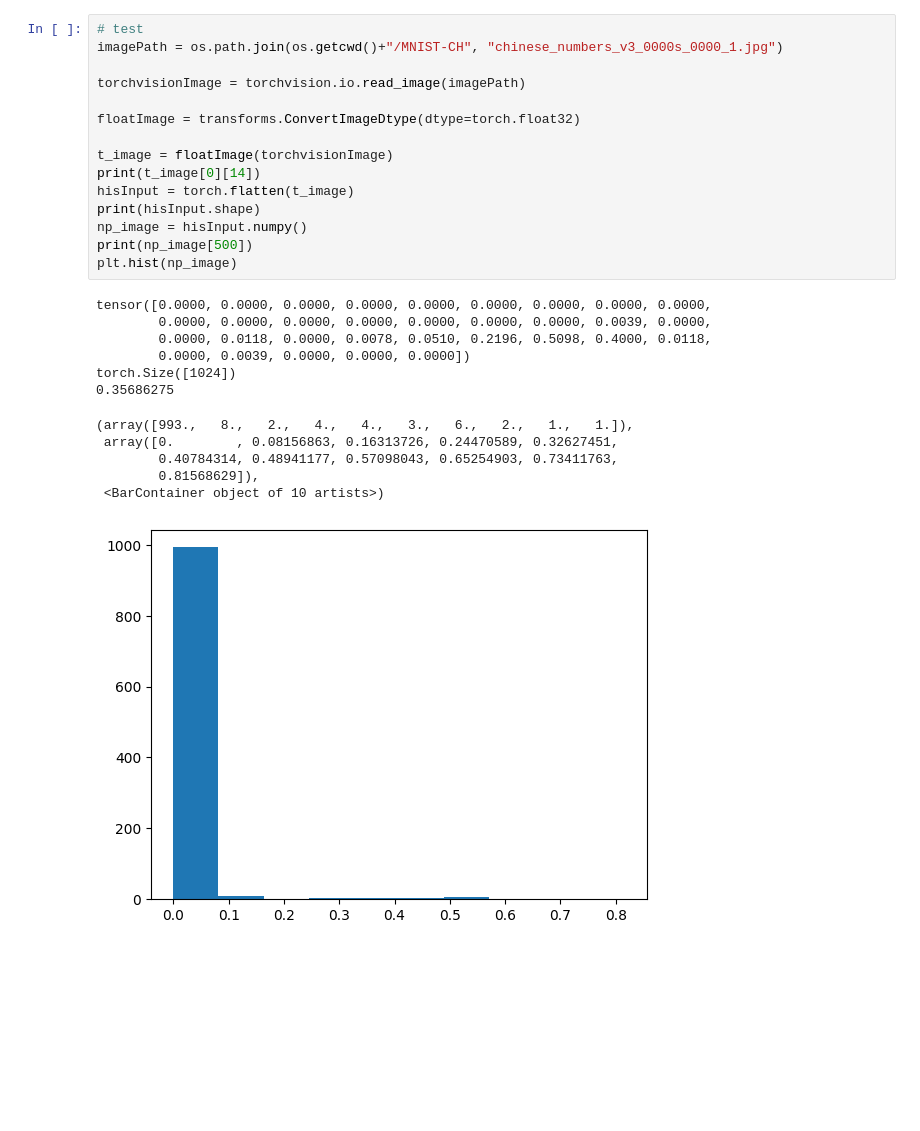
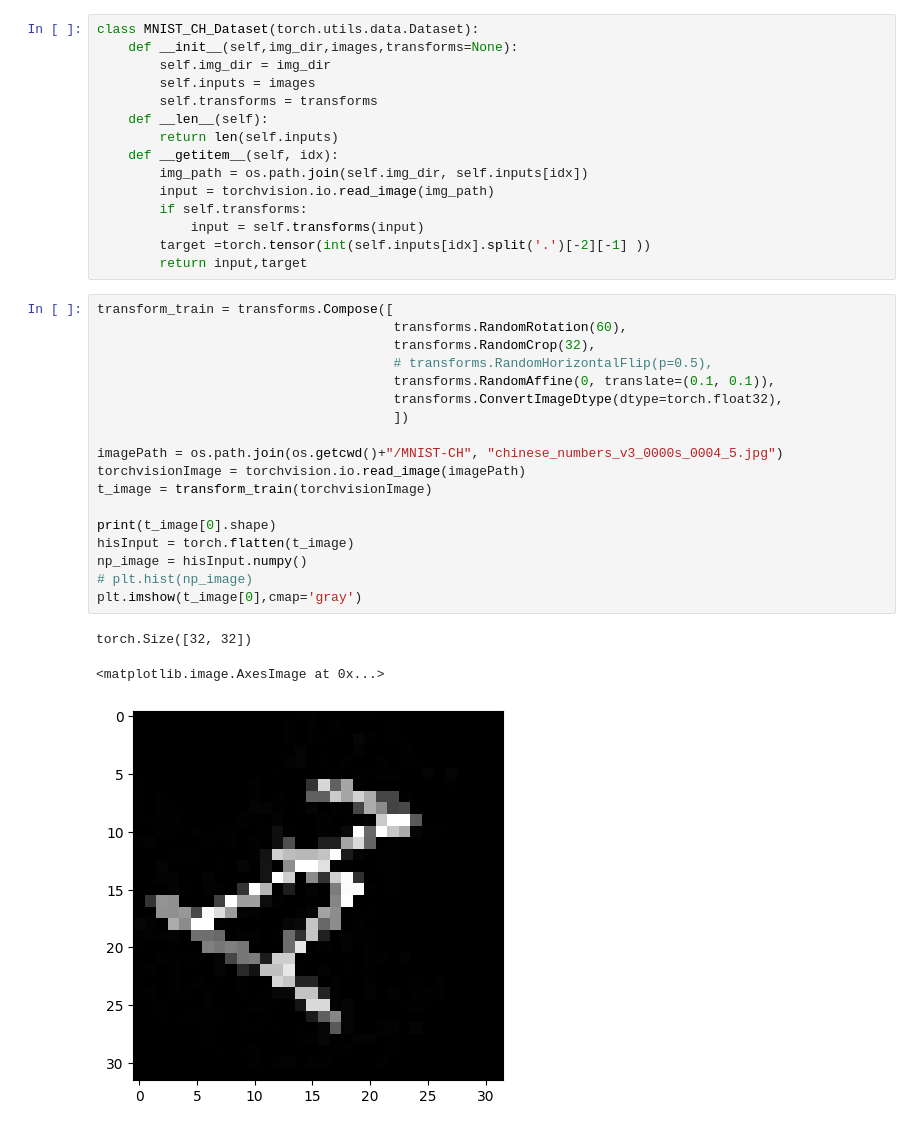
Before and after one commit to TomDDH/pytorch-ann-classification, a Jupyter notebook: main.ipynb, the cells around one changed output. Saved outputs shown, nothing was run; the diff lists cells and outputs as text; blank space fills up the shorter version.

Commit message:
init

````diff
--- a/main.ipynb
+++ b/main.ipynb
@@ -24,31 +23,40 @@ this PyTorch CNN Classification model predict chinese number characters.
   9: "九",
 }
 ```
+# %%
+class MNIST_CH_Dataset(torch.utils.data.Dataset):
+    def __init__(self,img_dir,images,transforms=None):
+        self.img_dir = img_dir
+        self.inputs = images
+        self.transforms = transforms
+    def __len__(self):
+        return len(self.inputs)
+    def __getitem__(self, idx):
+        img_path = os.path.join(self.img_dir, self.inputs[idx])
+        input = torchvision.io.read_image(img_path)
+        if self.transforms:
+            input = self.transforms(input)
+        target =torch.tensor(int(self.inputs[idx].split('.')[-2][-1] ))
+        return input,target
 # %%
-# test
-imagePath = os.path.join(os.getcwd()+"/MNIST-CH", "chinese_numbers_v3_0000s_0000_1.jpg")
+transform_train = transforms.Compose([
+                                      transforms.RandomRotation(60),
+                                      transforms.RandomCrop(32),
+                                      # transforms.RandomHorizontalFlip(p=0.5),
+                                      transforms.RandomAffine(0, translate=(0.1, 0.1)),
+                                      transforms.ConvertImageDtype(dtype=torch.float32),
+                                      ])
 
+imagePath = os.path.join(os.getcwd()+"/MNIST-CH", "chinese_numbers_v3_0000s_0004_5.jpg")
 torchvisionImage = torchvision.io.read_image(imagePath)
+t_image = transform_train(torchvisionImage)
 
-floatImage = transforms.ConvertImageDtype(dtype=torch.float32)
-
-t_image = floatImage(torchvisionImage)
-print(t_image[0][14])
+print(t_image[0].shape)
 hisInput = torch.flatten(t_image)
-print(hisInput.shape)
 np_image = hisInput.numpy()
-print(np_image[500])
-plt.hist(np_image)
+# plt.hist(np_image)
+plt.imshow(t_image[0],cmap='gray')
 # %% [output]
-tensor([0.0000, 0.0000, 0.0000, 0.0000, 0.0000, 0.0000, 0.0000, 0.0000, 0.0000,
-        0.0000, 0.0000, 0.0000, 0.0000, 0.0000, 0.0000, 0.0000, 0.0039, 0.0000,
-        0.0000, 0.0118, 0.0000, 0.0078, 0.0510, 0.2196, 0.5098, 0.4000, 0.0118,
-        0.0000, 0.0039, 0.0000, 0.0000, 0.0000])
-torch.Size([1024])
-0.35686275
+torch.Size([32, 32])
-(array([993.,   8.,   2.,   4.,   4.,   3.,   6.,   2.,   1.,   1.]),
- array([0.        , 0.08156863, 0.16313726, 0.24470589, 0.32627451,
-        0.40784314, 0.48941177, 0.57098043, 0.65254903, 0.73411763,
-        0.81568629]),
- <BarContainer object of 10 artists>)
+<matplotlib.image.AxesImage at 0x...>
-[figure, old version]
+[figure, new version]
````
Also changed, not shown: parts of 12 cells of this notebook.
